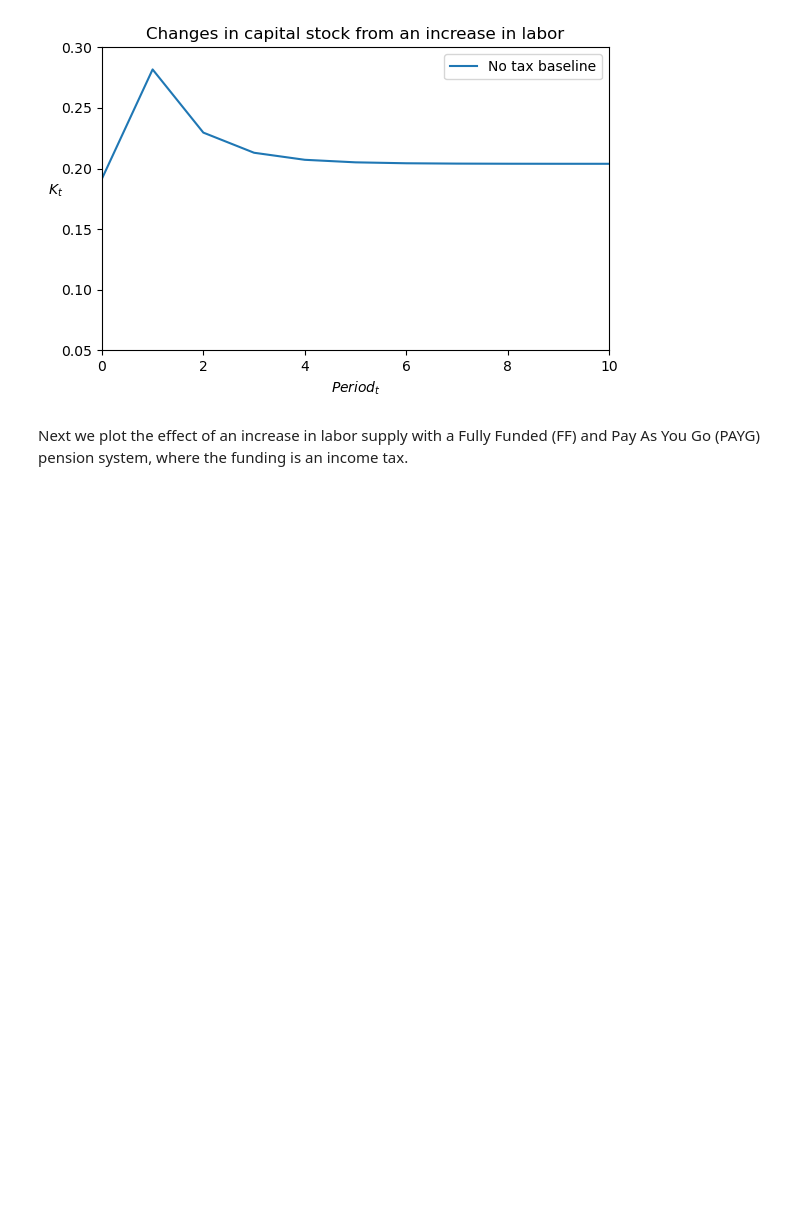
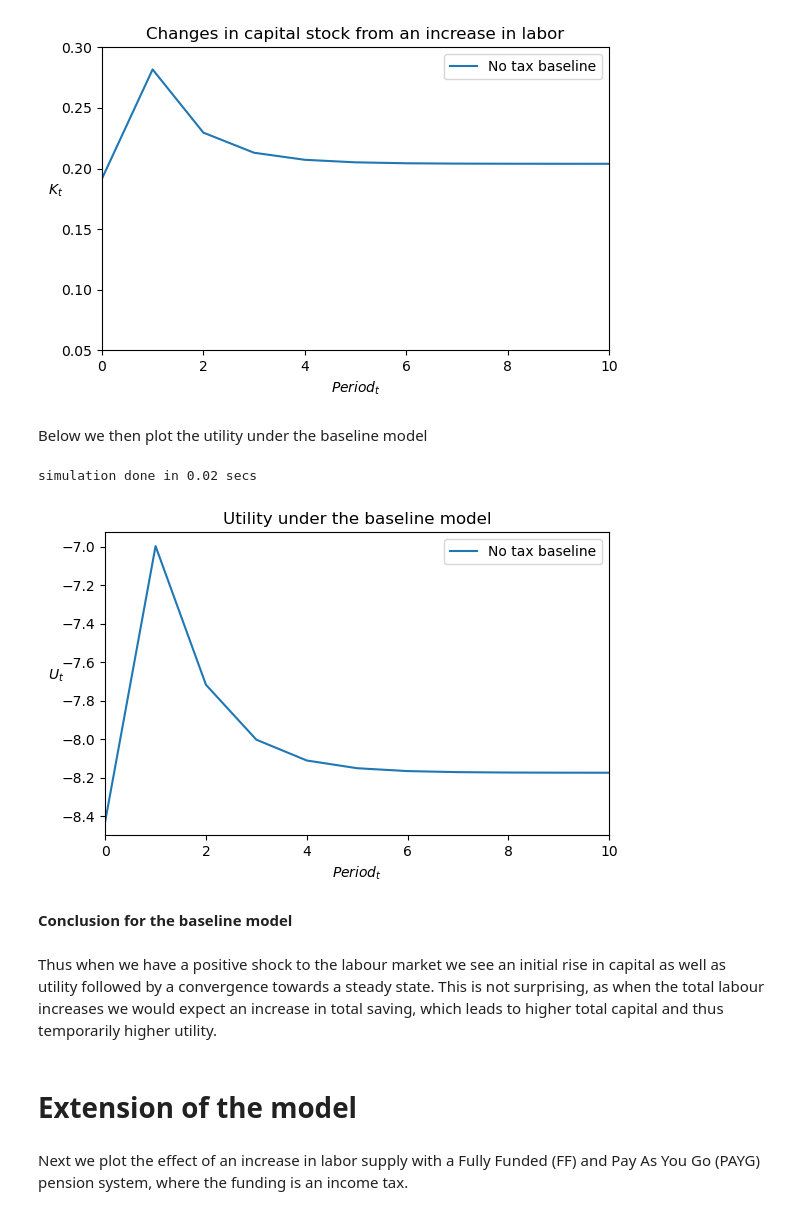
Before and after one commit to NumEconCopenhagen/projects-2023-jacob-per, a Jupyter notebook: modelproject/modelproject.ipynb, the cells around one changed output. Saved outputs shown, nothing was run; the diff lists cells and outputs as text; code cells hidden in the pictures; blank space fills up the shorter version.

```diff
--- a/modelproject/modelproject.ipynb
+++ b/modelproject/modelproject.ipynb
@@ -264,6 +264,36 @@ fig.tight_layout()
 # %% [output]
 simulation done in 0.03 secs
 [figure]
+# %% [markdown]
+Below we then plot the utility under the baseline model
+# %%
+# a. plotting figure
+fig = plt.figure(figsize=(6,6/1.5))
+ax = fig.add_subplot(1,1,1)
+
+# b. model without tax
+par.tau_w=0.0
+par.K_lag_ini = 0.172
+model.simulate(shock=True)
+baseline = model.sim
+ax.plot(baseline.U,label='No tax baseline')
+
+# c. specification of figure
+ax.legend(frameon=True)
+ax.set_title('Utility under the baseline model')
+plt.xlim([0,10])
+ax.set_xlabel('$Period_t$')
+ax.set_ylabel('$U_t$', rotation=0)
+fig.tight_layout()
+# %% [output]
+simulation done in 0.02 secs
+[figure, added]
+# %% [markdown]
+**Conclusion for the baseline model**
+# %% [markdown]
+Thus when we have a positive shock to the labour market we see an initial rise in capital as well as utility followed by a convergence towards a steady state. This is not surprising, as when the total labour increases we would expect an increase in total saving, which leads to higher total capital and thus temporarily higher utility.
+# %% [markdown]
+# Extension of the model
 # %% [markdown]
 Next we plot the effect of an increase in labor supply with a Fully Funded (FF) and Pay As You Go (PAYG) pension system, where the funding is an income tax.
 # %%
```
Also changed, not shown: parts of 1 cell of this notebook.
